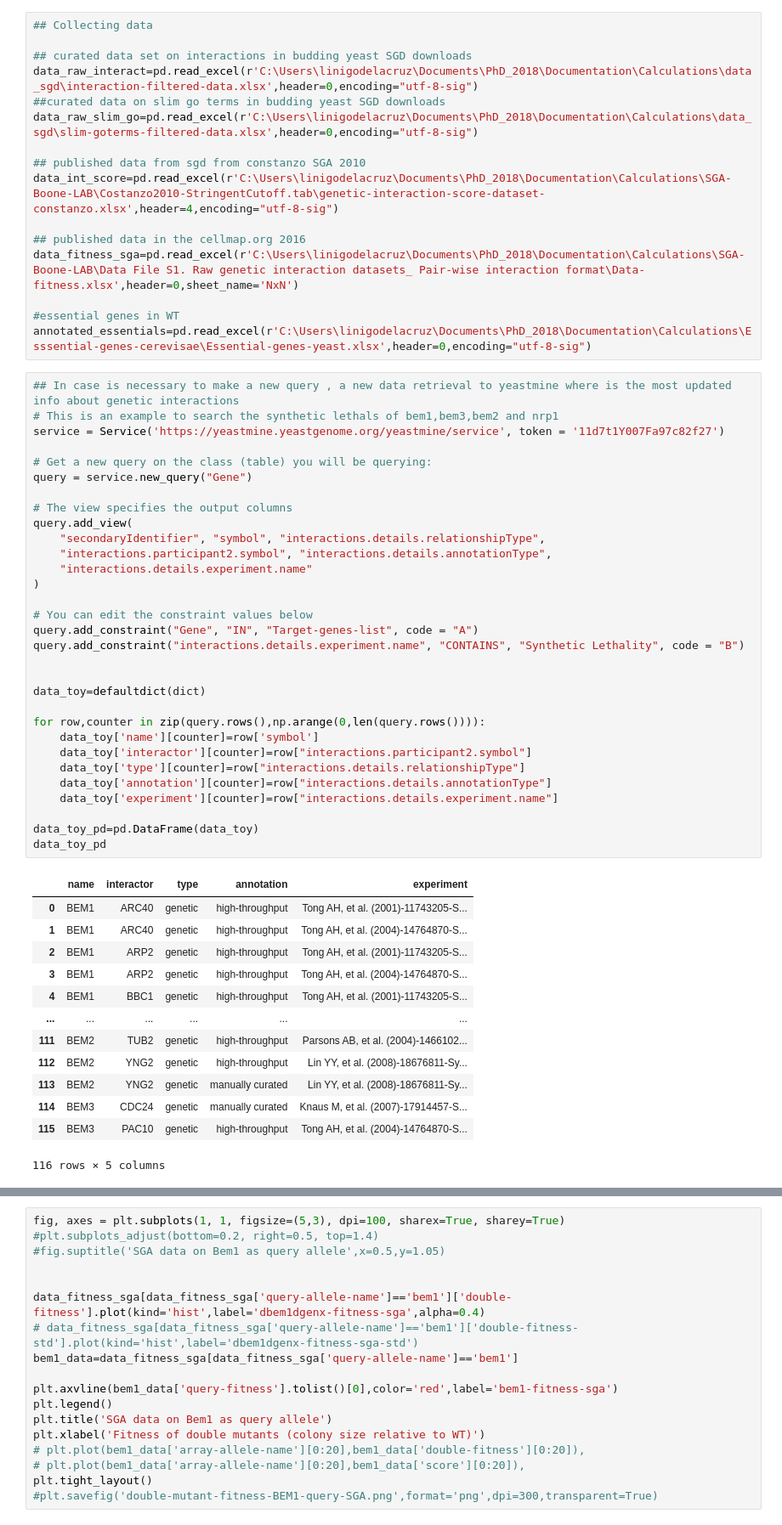
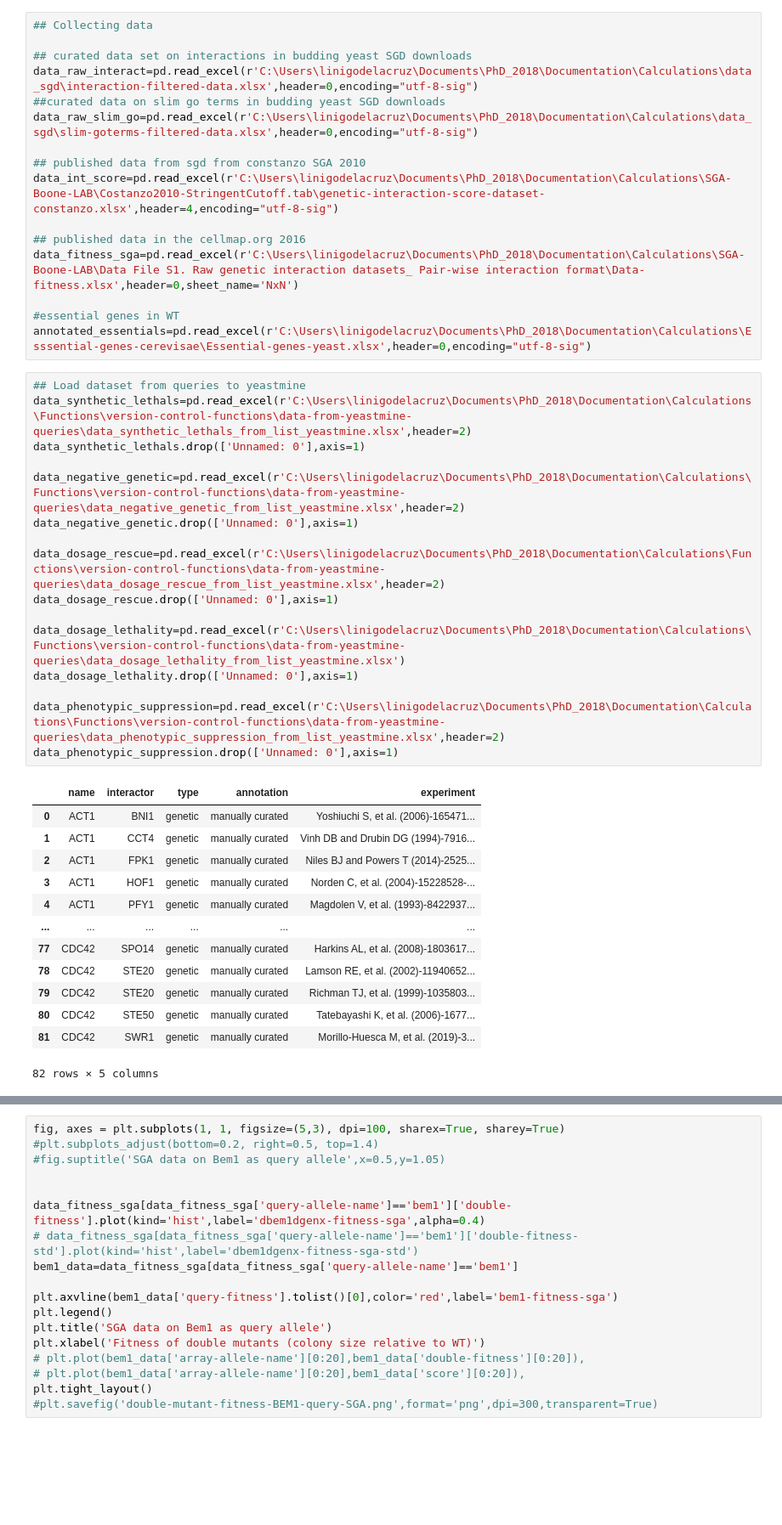
Before and after one commit to leilaicruz/machine-learning-for-yeast, a Jupyter notebook: interact2go.ipynb, the cells around one changed output, grey strips where cells are left out. Shown at 85% size. Saved outputs shown, nothing was run; the diff lists cells and outputs as text; blank space fills up the shorter version.

```diff
--- a/interact2go.ipynb
+++ b/interact2go.ipynb
@@ -29,49 +29,34 @@ data_fitness_sga=pd.read_excel(r'C:\Users\linigodelacruz\Documents\PhD_2018\Docu
 
 #essential genes in WT
 annotated_essentials=pd.read_excel(r'C:\Users\linigodelacruz\Documents\PhD_2018\Documentation\Calculations\Esssential-genes-cerevisae\Essential-genes-yeast.xlsx',header=0,encoding="utf-8-sig")
-# %%
-## In case is necessary to make a new query , a new data retrieval to yeastmine where is the most updated info about genetic interactions
-# This is an example to search the synthetic lethals of bem1,bem3,bem2 and nrp1
-service = Service('https://yeastmine.yeastgenome.org/yeastmine/service', token = '11d7t1Y007Fa97c82f27')
-
-# Get a new query on the class (table) you will be querying:
-query = service.new_query("Gene")
-
-# The view specifies the output columns
-query.add_view(
-    "secondaryIdentifier", "symbol", "interactions.details.relationshipType",
-    "interactions.participant2.symbol", "interactions.details.annotationType",
-    "interactions.details.experiment.name"
-)
-
-# You can edit the constraint values below
-query.add_constraint("Gene", "IN", "Target-genes-list", code = "A")
-query.add_constraint("interactions.details.experiment.name", "CONTAINS", "Synthetic Lethality", code = "B")
-
-
-data_toy=defaultdict(dict)
-
-for row,counter in zip(query.rows(),np.arange(0,len(query.rows()))):
-    data_toy['name'][counter]=row['symbol']
-    data_toy['interactor'][counter]=row["interactions.participant2.symbol"]
-    data_toy['type'][counter]=row["interactions.details.relationshipType"]
-    data_toy['annotation'][counter]=row["interactions.details.annotationType"]
-    data_toy['experiment'][counter]=row["interactions.details.experiment.name"]
-
-data_toy_pd=pd.DataFrame(data_toy)
-data_toy_pd
-# %% [output]
-|  | name | interactor | type | annotation | experiment |
-| 0 | BEM1 | ARC40 | genetic | high-throughput | Tong AH, et al. (2001)-11743205-S... |
-| 1 | BEM1 | ARC40 | genetic | high-throughput | Tong AH, et al. (2004)-14764870-S... |
-| 2 | BEM1 | ARP2 | genetic | high-throughput | Tong AH, et al. (2001)-11743205-S... |
-| 3 | BEM1 | ARP2 | genetic | high-throughput | Tong AH, et al. (2004)-14764870-S... |
-| 4 | BEM1 | BBC1 | genetic | high-throughput | Tong AH, et al. (2001)-11743205-S... |
-| ... | ... | ... | ... | ... | ... |
-| 111 | BEM2 | TUB2 | genetic | high-throughput | Parsons AB, et al. (2004)-1466102... |
-| 112 | BEM2 | YNG2 | genetic | high-throughput | Lin YY, et al. (2008)-18676811-Sy... |
-| 113 | BEM2 | YNG2 | genetic | manually curated | Lin YY, et al. (2008)-18676811-Sy... |
-| 114 | BEM3 | CDC24 | genetic | manually curated | Knaus M, et al. (2007)-17914457-S... |
-| 115 | BEM3 | PAC10 | genetic | high-throughput | Tong AH, et al. (2004)-14764870-S... |
-116 rows × 5 columns
+# %%
+## Load dataset from queries to yeastmine
+data_synthetic_lethals=pd.read_excel(r'C:\Users\linigodelacruz\Documents\PhD_2018\Documentation\Calculations\Functions\version-control-functions\data-from-yeastmine-queries\data_synthetic_lethals_from_list_yeastmine.xlsx',header=2)
+data_synthetic_lethals.drop(['Unnamed: 0'],axis=1)
+
+data_negative_genetic=pd.read_excel(r'C:\Users\linigodelacruz\Documents\PhD_2018\Documentation\Calculations\Functions\version-control-functions\data-from-yeastmine-queries\data_negative_genetic_from_list_yeastmine.xlsx',header=2)
+data_negative_genetic.drop(['Unnamed: 0'],axis=1)
+
+data_dosage_rescue=pd.read_excel(r'C:\Users\linigodelacruz\Documents\PhD_2018\Documentation\Calculations\Functions\version-control-functions\data-from-yeastmine-queries\data_dosage_rescue_from_list_yeastmine.xlsx',header=2)
+data_dosage_rescue.drop(['Unnamed: 0'],axis=1)
+
+data_dosage_lethality=pd.read_excel(r'C:\Users\linigodelacruz\Documents\PhD_2018\Documentation\Calculations\Functions\version-control-functions\data-from-yeastmine-queries\data_dosage_lethality_from_list_yeastmine.xlsx')
+data_dosage_lethality.drop(['Unnamed: 0'],axis=1)
+
+data_phenotypic_suppression=pd.read_excel(r'C:\Users\linigodelacruz\Documents\PhD_2018\Documentation\Calculations\Functions\version-control-functions\data-from-yeastmine-queries\data_phenotypic_suppression_from_list_yeastmine.xlsx',header=2)
+data_phenotypic_suppression.drop(['Unnamed: 0'],axis=1)
+# %% [output]
+|  | name | interactor | type | annotation | experiment |
+| 0 | ACT1 | BNI1 | genetic | manually curated | Yoshiuchi S, et al. (2006)-165471... |
+| 1 | ACT1 | CCT4 | genetic | manually curated | Vinh DB and Drubin DG (1994)-7916... |
+| 2 | ACT1 | FPK1 | genetic | manually curated | Niles BJ and Powers T (2014)-2525... |
+| 3 | ACT1 | HOF1 | genetic | manually curated | Norden C, et al. (2004)-15228528-... |
+| 4 | ACT1 | PFY1 | genetic | manually curated | Magdolen V, et al. (1993)-8422937... |
+| ... | ... | ... | ... | ... | ... |
+| 77 | CDC42 | SPO14 | genetic | manually curated | Harkins AL, et al. (2008)-1803617... |
+| 78 | CDC42 | STE20 | genetic | manually curated | Lamson RE, et al. (2002)-11940652... |
+| 79 | CDC42 | STE20 | genetic | manually curated | Richman TJ, et al. (1999)-1035803... |
+| 80 | CDC42 | STE50 | genetic | manually curated | Tatebayashi K, et al. (2006)-1677... |
+| 81 | CDC42 | SWR1 | genetic | manually curated | Morillo-Huesca M, et al. (2019)-3... |
+82 rows × 5 columns
 # %%
```
Also changed, not shown: parts of 8 cells of this notebook, 21 other files.
